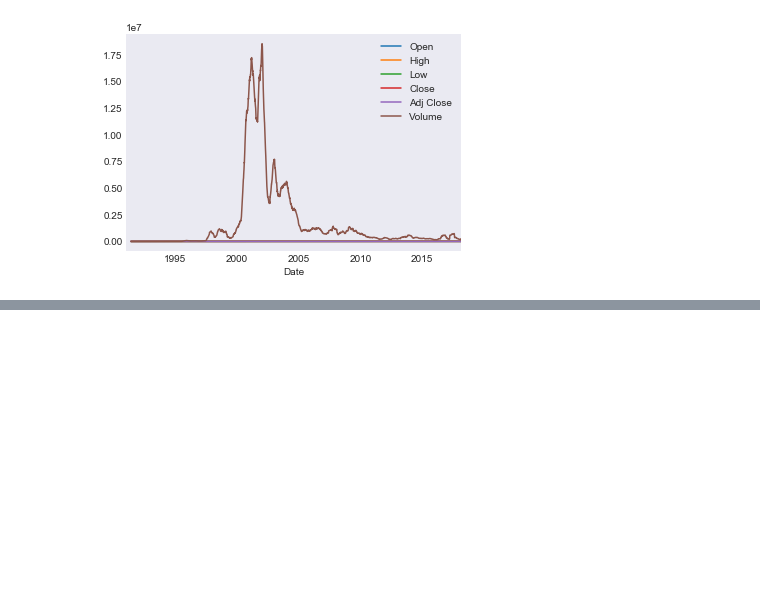
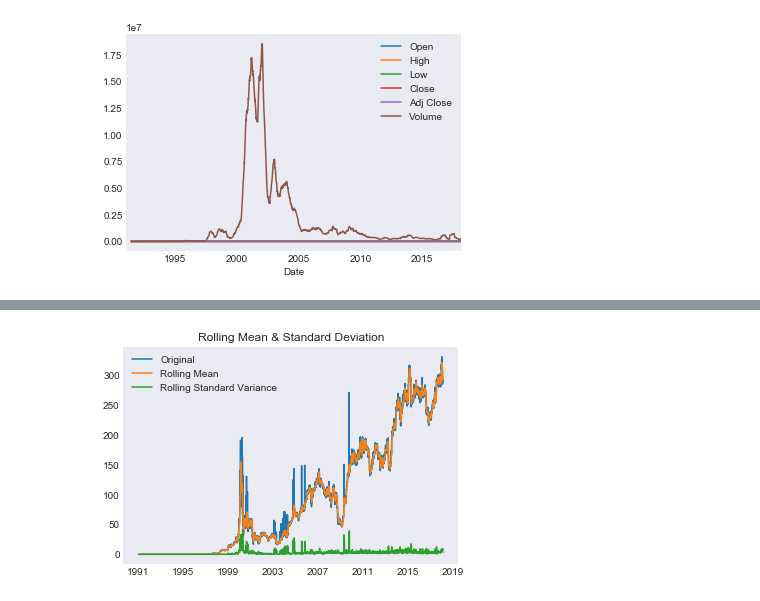
Before and after one commit to TheBrownViking20/DSstuff, a Jupyter notebook: Wipro/wipro.ipynb, the cells around one changed output, grey strips where cells are left out. Drawn from its saved outputs; the diff is of its cells as text; code cells hidden in the pictures; blank space fills up the shorter version.

```diff
--- a/Wipro/wipro.ipynb
+++ b/Wipro/wipro.ipynb
@@ -123,0 +164,14 @@ dataset.rolling(window=100).mean().plot()
+# %%
+# Rolling mean ans standard Deviation
+ts = dataset['Adj Close']
+rolmean = ts.rolling(window=12).mean()
+rolvar = ts.rolling(window=12).std()
+
+plt.plot(ts, label='Original')
+plt.plot(rolmean, label='Rolling Mean')
+plt.plot(rolvar, label='Rolling Standard Variance')
+plt.legend(loc='best')
+plt.title('Rolling Mean & Standard Deviation')
+plt.show(block=False)
+# %% [output]
+[figure, added]
```
Also changed, not shown: parts of 7 cells of this notebook, 6 other files.
